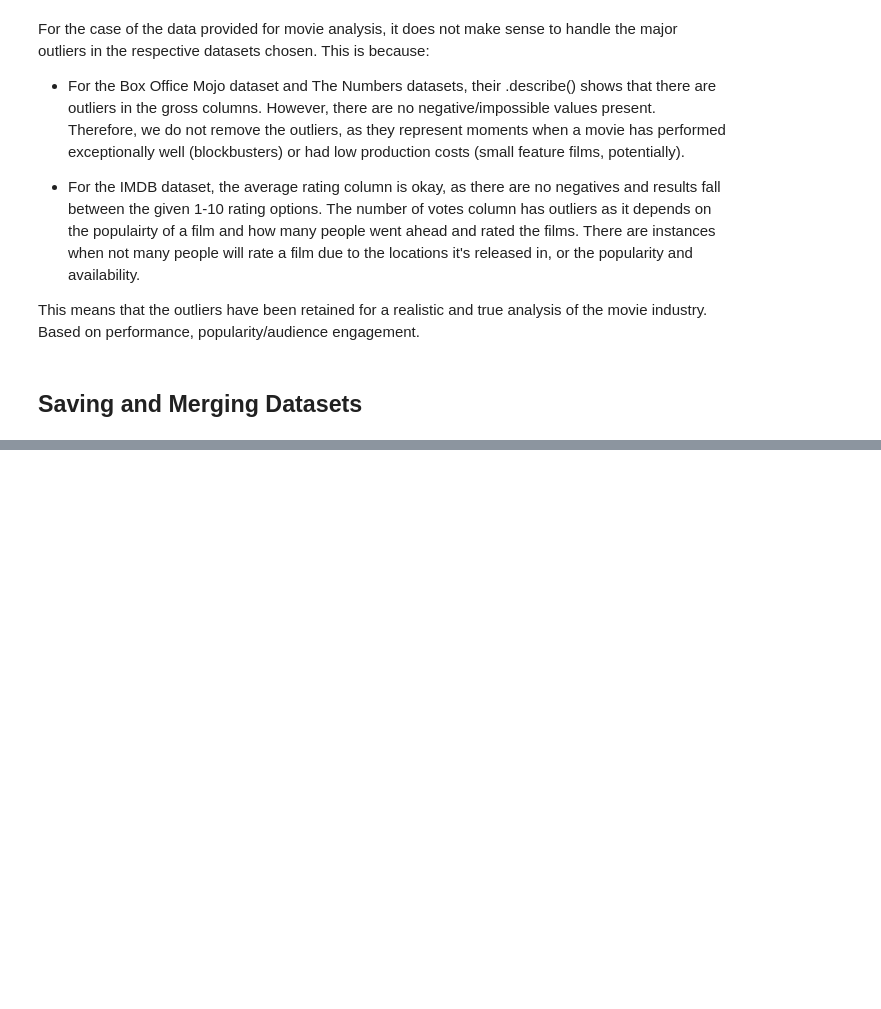
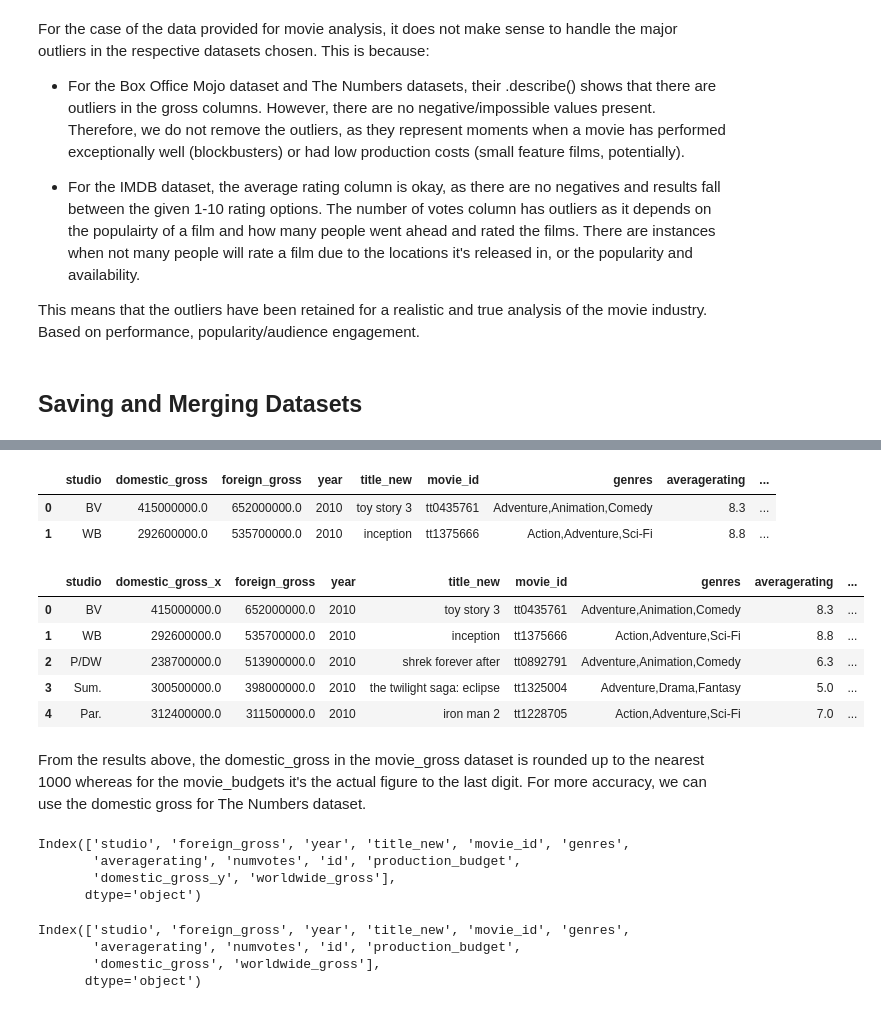
Before and after one commit to JuneHenia/Phase-2-Movie-Project, a Jupyter notebook: notebook/Movie Analysis Project.ipynb, the cells around one changed output, grey strips where cells are left out. Saved outputs shown, nothing was run; the diff lists cells and outputs as text; code cells hidden in the pictures; blank space fills up the shorter version.

```diff
--- a/notebook/Movie Analysis Project.ipynb
+++ b/notebook/Movie Analysis Project.ipynb
@@ -628,0 +622,8 @@ imdb.to_csv('imdb.csv', index=False)
+# %%
+# Loading the clean datasets to merge
+
+movie_gross = pd.read_csv("C:/Users/PC/Desktop/School work/Projects/Phase 2/Phase-2-Movie-Project/data/box_office_mojo.csv")
+
+movie_budgets = pd.read_csv("C:/Users/PC/Desktop/School work/Projects/Phase 2/Phase-2-Movie-Project/data/the_numbers.csv")
+
+imdb = pd.read_csv("C:/Users/PC/Desktop/School work/Projects/Phase 2/Phase-2-Movie-Project/data/imdb.csv")
@@ -628,0 +669,45 @@ imdb.to_csv('imdb.csv', index=False)
+# %%
+# Merging the datasets
+
+merged = pd.merge(movie_gross, imdb, on = ['year', 'title_new'], how='inner')
+
+merged.head(2)
+# %% [output]
+|  | studio | domestic_gross | foreign_gross | year | title_new | movie_id | genres | averagerating | ... |
+| 0 | BV | 415000000.0 | 652000000.0 | 2010 | toy story 3 | tt0435761 | Adventure,Animation,Comedy | 8.3 | ... |
+| 1 | WB | 292600000.0 | 535700000.0 | 2010 | inception | tt1375666 | Action,Adventure,Sci-Fi | 8.8 | ... |
+# %%
+# last merge
+
+df = pd.merge(merged, movie_budgets, on = ['year', 'title_new'], how='inner')
+
+df.head()
+# %% [output]
+|  | studio | domestic_gross_x | foreign_gross | year | title_new | movie_id | genres | averagerating | ... |
+| 0 | BV | 415000000.0 | 652000000.0 | 2010 | toy story 3 | tt0435761 | Adventure,Animation,Comedy | 8.3 | ... |
+| 1 | WB | 292600000.0 | 535700000.0 | 2010 | inception | tt1375666 | Action,Adventure,Sci-Fi | 8.8 | ... |
+| 2 | P/DW | 238700000.0 | 513900000.0 | 2010 | shrek forever after | tt0892791 | Adventure,Animation,Comedy | 6.3 | ... |
+| 3 | Sum. | 300500000.0 | 398000000.0 | 2010 | the twilight saga: eclipse | tt1325004 | Adventure,Drama,Fantasy | 5.0 | ... |
+| 4 | Par. | 312400000.0 | 311500000.0 | 2010 | iron man 2 | tt1228705 | Action,Adventure,Sci-Fi | 7.0 | ... |
+# %% [markdown]
+From the results above, the domestic_gross in the movie_gross dataset is rounded up to the nearest 1000 whereas for the movie_budgets it's the actual figure to the last digit. For more accuracy, we can use the domestic gross for The Numbers dataset.
+# %%
+# Dropping the domestic_gross_x column
+
+df = df.drop('domestic_gross_x', axis = 1)
+df.columns
+# %% [output]
+Index(['studio', 'foreign_gross', 'year', 'title_new', 'movie_id', 'genres',
+       'averagerating', 'numvotes', 'id', 'production_budget',
+       'domestic_gross_y', 'worldwide_gross'],
+      dtype='object')
+# %%
+# Renaming the domestic_gross_y back to domestic_gross
+
+df = df.rename(columns={'domestic_gross_y': 'domestic_gross'})
+df.columns
+# %% [output]
+Index(['studio', 'foreign_gross', 'year', 'title_new', 'movie_id', 'genres',
+       'averagerating', 'numvotes', 'id', 'production_budget',
+       'domestic_gross', 'worldwide_gross'],
+      dtype='object')
```
Also changed, not shown: parts of 22 cells of this notebook, 2 other files.
